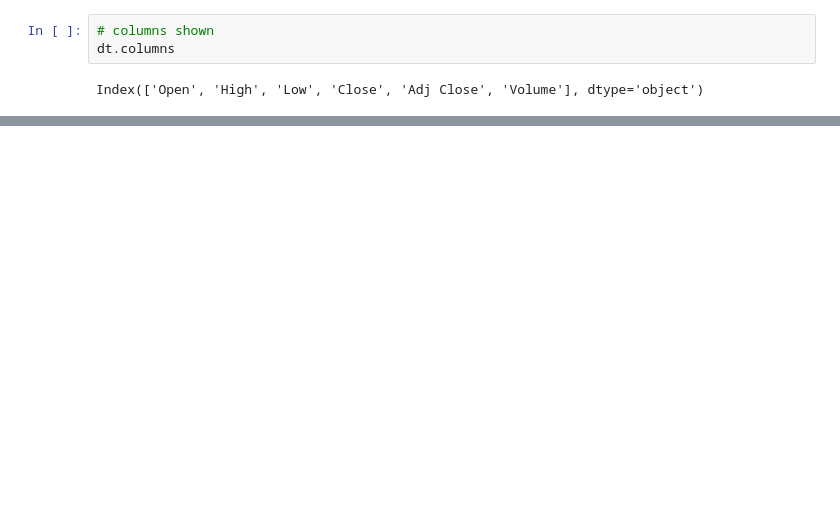
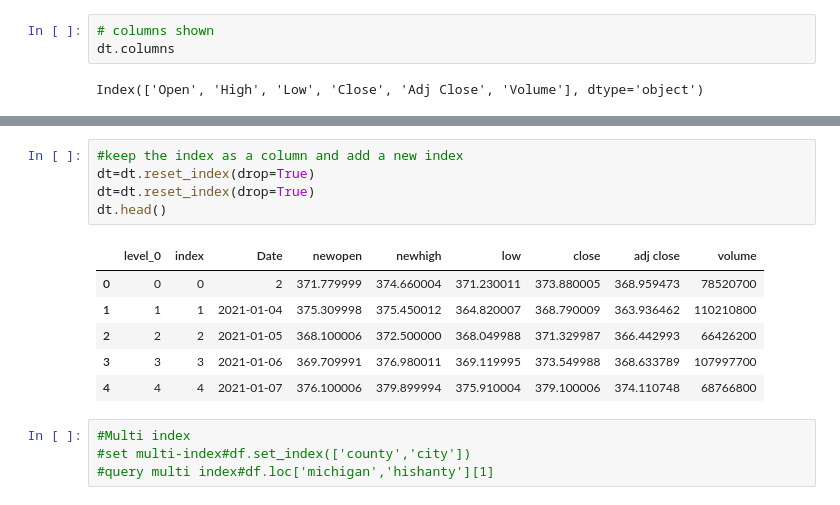
Before and after one commit to Mmotaharinia/Fundamentals_of_data_analysis, a Jupyter notebook: C_Fundamentals_of_Panda_for_new_members_of_our_team.ipynb, the cells around one changed output, grey strips where cells are left out. Saved outputs shown, nothing was run; the diff lists cells and outputs as text; blank space fills up the shorter version.

```diff
--- a/C_Fundamentals_of_Panda_for_new_members_of_our_team.ipynb
+++ b/C_Fundamentals_of_Panda_for_new_members_of_our_team.ipynb
@@ -258,0 +317,16 @@ dt.head(3)
+# %%
+#keep the index as a column and add a new index
+dt=dt.reset_index(drop=True)
+dt=dt.reset_index(drop=True)
+dt.head()
+# %% [output]
+|  | level_0 | index | Date | newopen | newhigh | low | close | adj close | volume |
+| 0 | 0 | 0 | 2 | 371.779999 | 374.660004 | 371.230011 | 373.880005 | 368.959473 | 78520700 |
+| 1 | 1 | 1 | 2021-01-04 | 375.309998 | 375.450012 | 364.820007 | 368.790009 | 363.936462 | 110210800 |
+| 2 | 2 | 2 | 2021-01-05 | 368.100006 | 372.500000 | 368.049988 | 371.329987 | 366.442993 | 66426200 |
+| 3 | 3 | 3 | 2021-01-06 | 369.709991 | 376.980011 | 369.119995 | 373.549988 | 368.633789 | 107997700 |
+| 4 | 4 | 4 | 2021-01-07 | 376.100006 | 379.899994 | 375.910004 | 379.100006 | 374.110748 | 68766800 |
+# %%
+#Multi index
+#set multi-index#df.set_index(['county','city'])
+#query multi index#df.loc['michigan','hishanty'][1]
```
Also changed, not shown: parts of 18 cells of this notebook.
